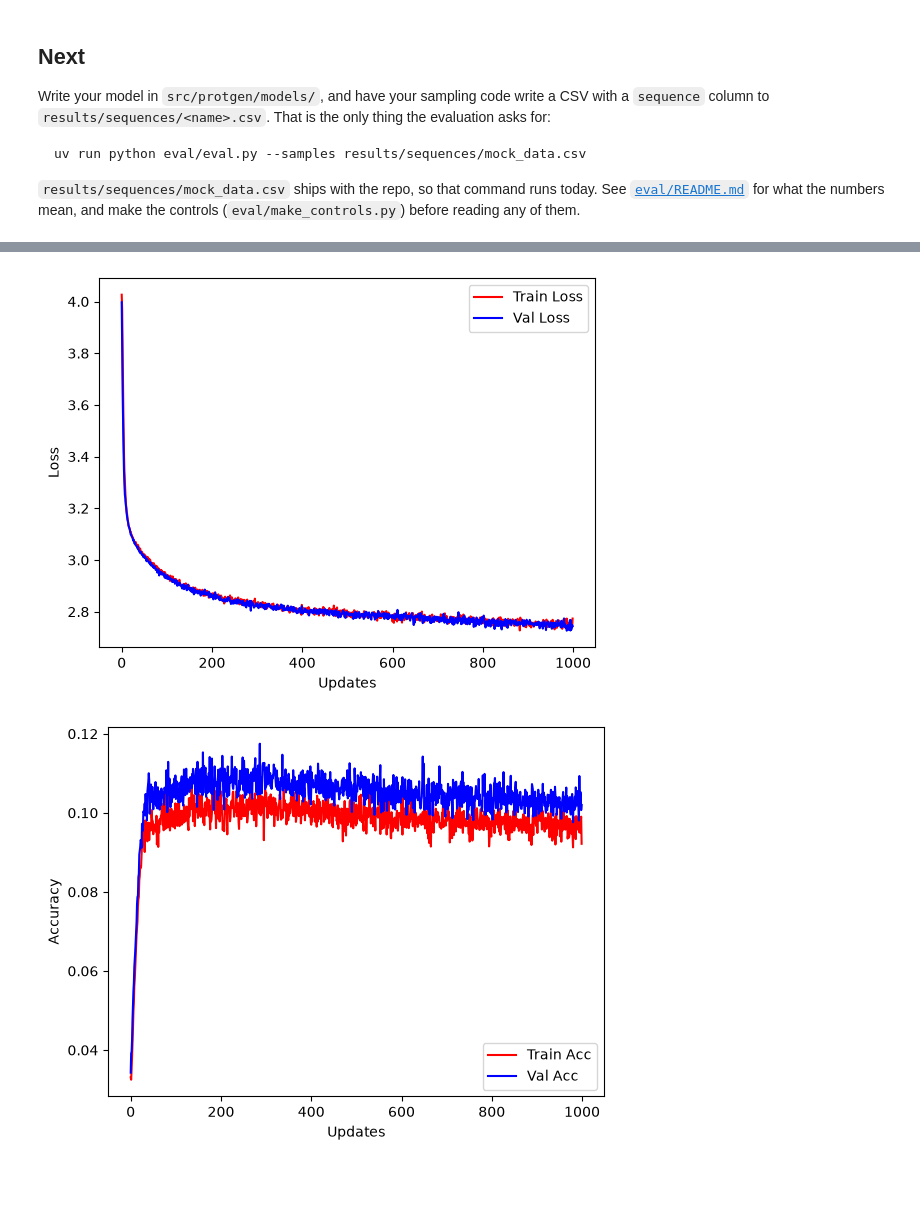
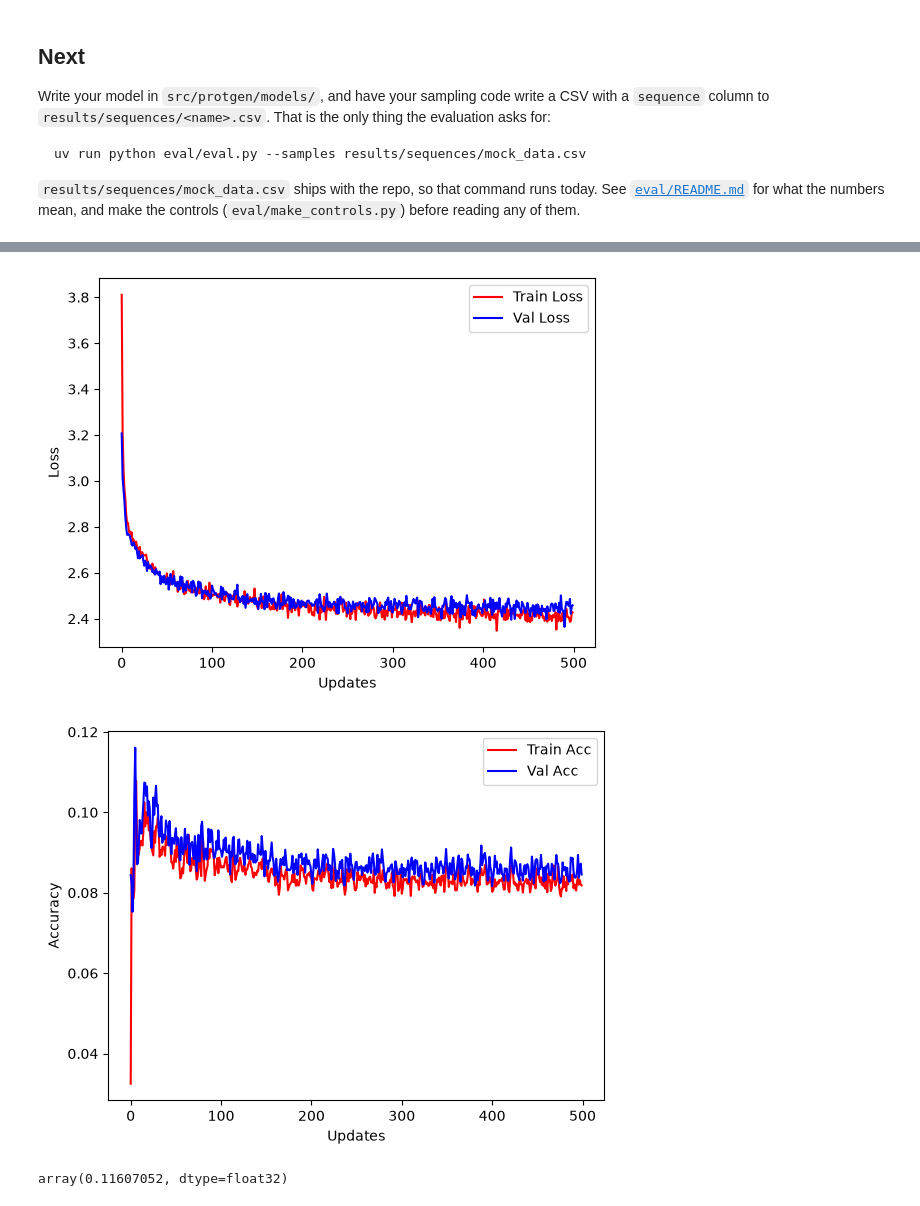
Before and after one commit to Jonasuno02/02456-autoregressive-project-41, a Jupyter notebook: notebooks/introduction_JB_tmp_v2.ipynb, the cells around one changed output, grey strips where cells are left out. Drawn from its saved outputs; the diff is of its cells as text; code cells hidden in the pictures; blank space fills up the shorter version.

```diff
--- a/notebooks/introduction_JB_tmp_v2.ipynb
+++ b/notebooks/introduction_JB_tmp_v2.ipynb
@@ -125,7 +125,7 @@ import torch.nn.functional as F
 import numpy as np
 import matplotlib.pyplot as plt
 # %%
-hidden_layer_nodes = 10
+hidden_layer_nodes = 50
 #num_features = 3 # The three vakues in the sting of protein
 num_features = train_data.vocab_size # The three vakues in the sting of protein, but this have I made as a array that is onehot encoded
 num_output = train_data.vocab_size # The number of of possible values
@@ -220,7 +220,7 @@ def cross_entropy(ys, ts):
 # %%
 import torch.optim as optim
 
-optimizer = optim.SGD(net.parameters(), lr=0.01, momentum=0.9)
+optimizer = optim.SGD(net.parameters(), lr=1., momentum=0.9)
 # %%
 #def accuracy(ys, ts):
 #    # making a one-hot encoded vector of correct (1) and incorrect (0) predictions
@@ -265,7 +265,7 @@ def onehot(t, num_classes):
 # %%
 # number of training passses
 num_epochs = int(np.floor(size_of_traindata/batch_size_))
-num_epochs = 1000
+num_epochs = 500
 #num_epochs =
 # store loss and accuracy for information
 train_losses, val_losses, train_accs, val_accs = [], [], [], []
@@ -413,2 +413,6 @@ Epoch 990, Train Cost: 2.750    Val Cost: 2.730  Val acc: 0.105
-[figure, old version]
+[figure, new version]
-[figure, old version]
+[figure, new version]
+# %%
+max(val_accs)
+# %% [output]
+array(0.11607052, dtype=float32)
```
Also changed, not shown: parts of 6 cells of this notebook, 2 other files.
